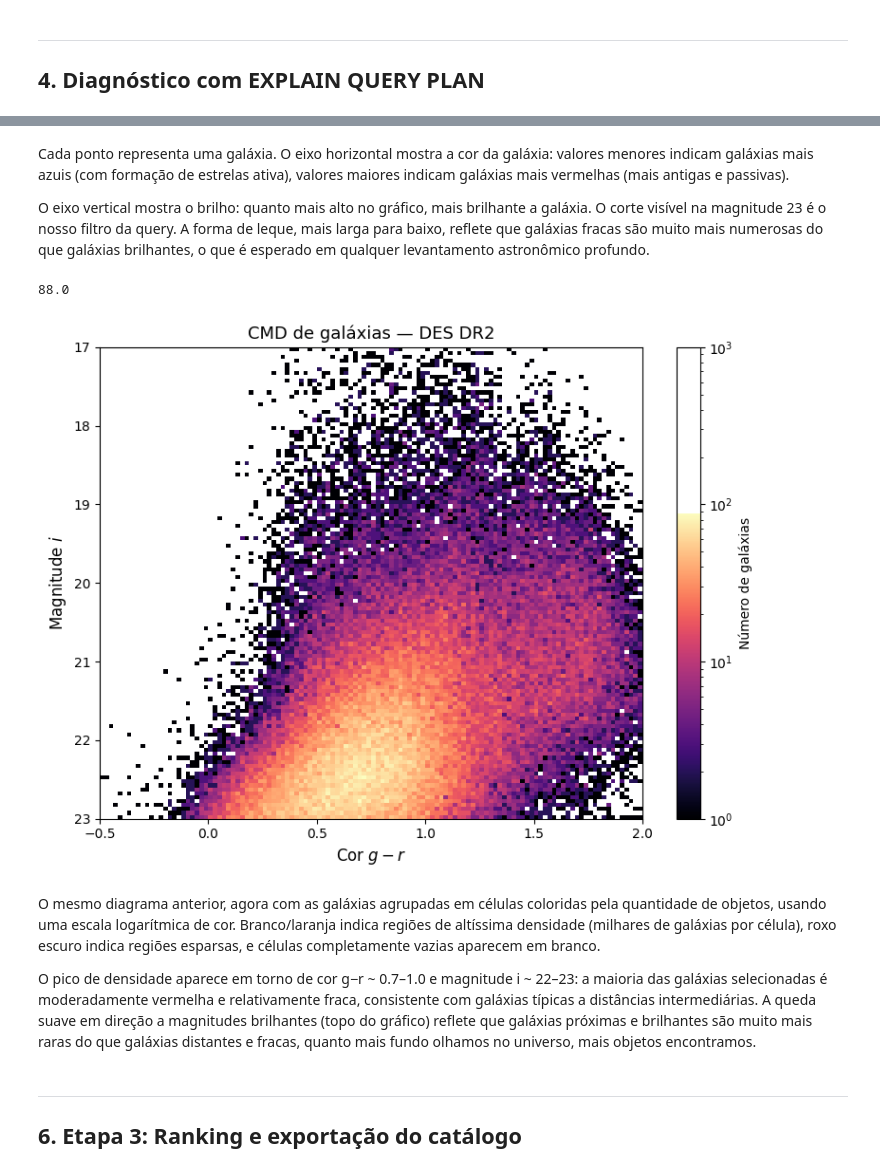
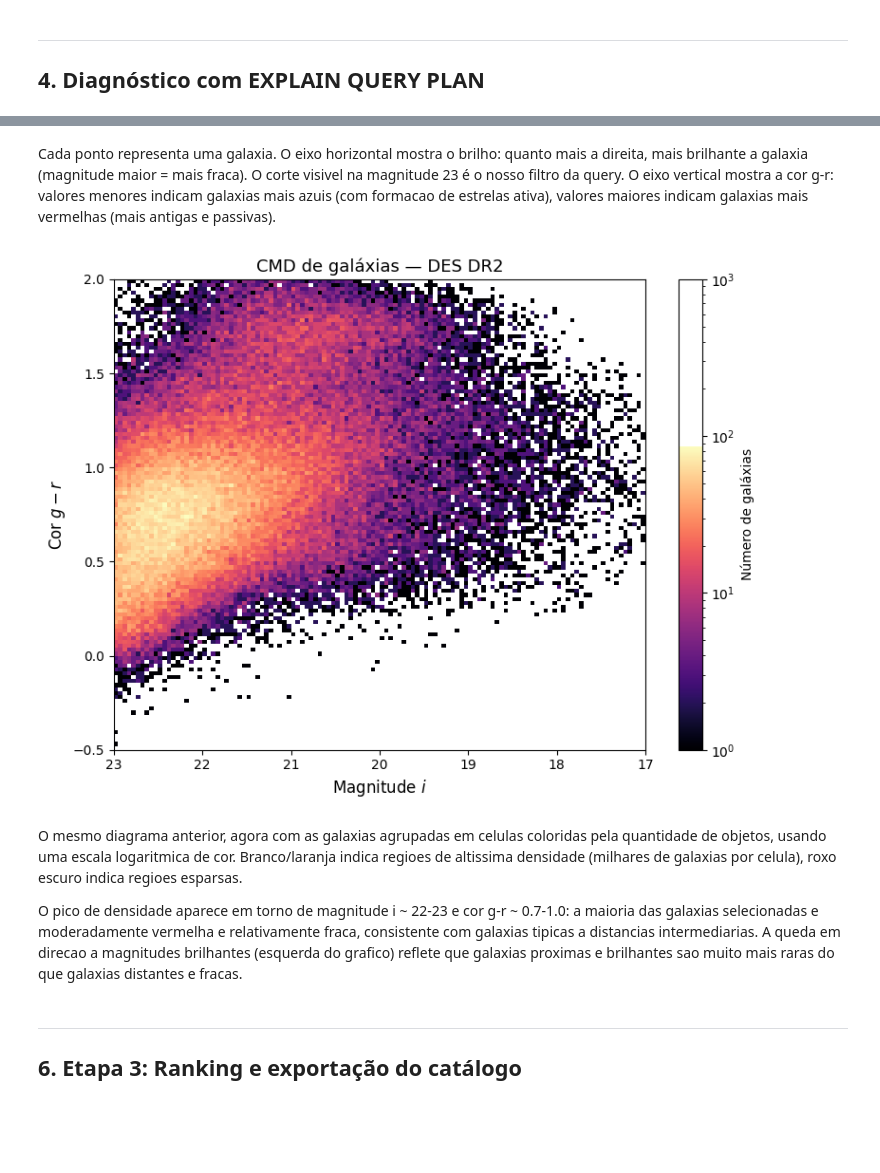
Before and after one commit to helenocampos/bd-interm-linea, a Jupyter notebook: notebooks/04-estudo-caso.ipynb, the cells around one changed output, grey strips where cells are left out. Drawn from its saved outputs; the diff is of its cells as text; code cells hidden in the pictures; blank space fills up the shorter version.

```diff
--- a/notebooks/04-estudo-caso.ipynb
+++ b/notebooks/04-estudo-caso.ipynb
@@ -49,7 +55,7 @@ with sqlite3.connect(DB) as conn:
     print('=== objects ===')
     display(pd.read_sql_query('SELECT * FROM objects LIMIT 3', conn))
 
-    print('\n=== observations ===')
-    display(pd.read_sql_query('SELECT * FROM observations LIMIT 3', conn))
+    print('=== object_bands ===')
+    display(pd.read_sql_query('SELECT * FROM object_bands LIMIT 6', conn))
 # %% [output]
 === objects ===
@@ -85,8 +94,11 @@ Valores de extended_class:
 # %%
-# Bandas disponíveis em observations
+# Bandas disponíveis em object_bands
 with sqlite3.connect(DB) as conn:
-    df_bands = pd.read_sql_query("""
-        SELECT band, COUNT(*) AS n FROM observations GROUP BY band
+    df_bands_info = pd.read_sql_query("""
+        SELECT band, COUNT(*) AS n, ROUND(AVG(mag_auto), 2) AS mag_media
+        FROM object_bands
+        GROUP BY band
+        ORDER BY band
     """, conn)
-print(df_bands.to_string(index=False))
+print(df_bands_info.to_string(index=False))
 # %% [output]
@@ -108,19 +120,24 @@ Filtros:
 SQL_SELECAO = """
     WITH cobertura AS (
         SELECT object_id
-        FROM   observations
+        FROM   object_bands
         GROUP  BY object_id
         HAVING COUNT(DISTINCT band) >= 3
     )
     SELECT o.id,
            o.ra,
            o.dec,
-           o.mag_auto_i,
+           ob_i.mag_auto     AS mag_auto_i,
+           ob_i.magerr_auto  AS magerr_auto_i,
            o.color_gr
     FROM   objects o
-    JOIN   cobertura c ON o.id = c.object_id
-    WHERE  o.mag_auto_i    <  23.0
-      AND  o.extended_class =  3
+    JOIN   cobertura c   ON o.id = c.object_id
+    JOIN   object_bands ob_i
+                         ON o.id = ob_i.object_id
+
+    WHERE  ob_i.mag_auto     <  23.0
+      AND  o.extended_class   =  3
+      AND ob_i.band = 'i'
 """
 
 with sqlite3.connect(DB) as conn:
@@ -187,54 +206,44 @@ print(f'{len(df):,} galáxias plotadas')
-# %% [markdown]
-Cada ponto representa uma galáxia. O eixo horizontal mostra a cor da galáxia: valores menores indicam galáxias mais azuis (com formação de estrelas ativa), valores maiores indicam galáxias mais vermelhas (mais antigas e passivas).
-
-O eixo vertical mostra o brilho: quanto mais alto no gráfico, mais brilhante a galáxia. O corte visível na magnitude 23 é o nosso filtro da query. A forma de leque, mais larga para baixo, reflete que galáxias fracas são muito mais numerosas do que galáxias brilhantes, o que é esperado em qualquer levantamento astronômico profundo.
-# %%
-counts = h[0]
-print(counts.max())
-# %% [output]
-88.0
+# %% [markdown]
+Cada ponto representa uma galaxia. O eixo horizontal mostra o brilho: quanto mais a direita, mais brilhante a galaxia (magnitude maior = mais fraca). O corte visivel na magnitude 23 é o nosso filtro da query. O eixo vertical mostra a cor g-r: valores menores indicam galaxias mais azuis (com formacao de estrelas ativa), valores maiores indicam galaxias mais vermelhas (mais antigas e passivas).
 # %%
 from matplotlib.colors import LogNorm
 from matplotlib.ticker import LogLocator, LogFormatterMathtext
 
 fig, ax = plt.subplots(figsize=(8, 6))
 
 h = ax.hist2d(
+    df['mag_auto_i'],
     df['color_gr'],
-    df['mag_auto_i'],
     bins=(120, 120),
-    range=[[-0.5, 2.0], [17, 23]],
+    range=[[17, 23], [-0.5, 2.0]],
     cmap='magma',
     norm=LogNorm(vmin=1)
 )
 
 cbar = plt.colorbar(h[3], ax=ax)
 
 cbar.locator = LogLocator(base=10)
 cbar.formatter = LogFormatterMathtext(base=10)
 cbar.set_ticks([1, 10, 100, 1000])
 cbar.update_ticks()
 
 cbar.set_label('Número de galáxias')
 
-ax.set_ylim(23, 17)
+ax.set_xlim(23, 17)
 
-ax.set_xlabel(r'Cor $g-r$', fontsize=12)
-ax.set_ylabel(r'Magnitude $i$', fontsize=12)
+ax.set_xlabel(r'Magnitude $i$', fontsize=12)
+ax.set_ylabel(r'Cor $g-r$', fontsize=12)
 ax.set_title('CMD de galáxias — DES DR2', fontsize=13)
 
 plt.tight_layout()
 plt.savefig('../dados/cmd_des_dr2_densidade.png', dpi=150)
 plt.show()
 # %% [output]
-[figure, old version]
+[figure, new version]
 # %% [markdown]
-O mesmo diagrama anterior, agora com as galáxias agrupadas em células coloridas pela quantidade de objetos, usando uma escala logarítmica de cor. Branco/laranja indica regiões de altíssima densidade (milhares de galáxias por célula), roxo escuro indica regiões esparsas, e células completamente vazias aparecem em branco.
+O mesmo diagrama anterior, agora com as galaxias agrupadas em celulas coloridas pela quantidade de objetos, usando uma escala logaritmica de cor. Branco/laranja indica regioes de altissima densidade (milhares de galaxias por celula), roxo escuro indica regioes esparsas.
 
-O pico de densidade aparece em torno de cor g−r ~ 0.7–1.0 e magnitude i ~ 22–23: a maioria das galáxias selecionadas é moderadamente vermelha
-e relativamente fraca, consistente com galáxias típicas a distâncias intermediárias. A queda suave em direção a magnitudes brilhantes (topo
-do gráfico) reflete que galáxias próximas e brilhantes são muito mais raras do que galáxias distantes e fracas, quanto mais fundo olhamos
-no universo, mais objetos encontramos.
+O pico de densidade aparece em torno de magnitude i ~ 22-23 e cor g-r ~ 0.7-1.0: a maioria das galaxias selecionadas e moderadamente vermelha e relativamente fraca, consistente com galaxias tipicas a distancias intermediarias. A queda em direcao a magnitudes brilhantes (esquerda do grafico) reflete que galaxias proximas e brilhantes sao muito mais raras do que galaxias distantes e fracas.
 # %% [markdown]
 ---
 ## 6. Etapa 3: Ranking e exportação do catálogo
```
Also changed, not shown: parts of 12 cells of this notebook, 2 other files.
